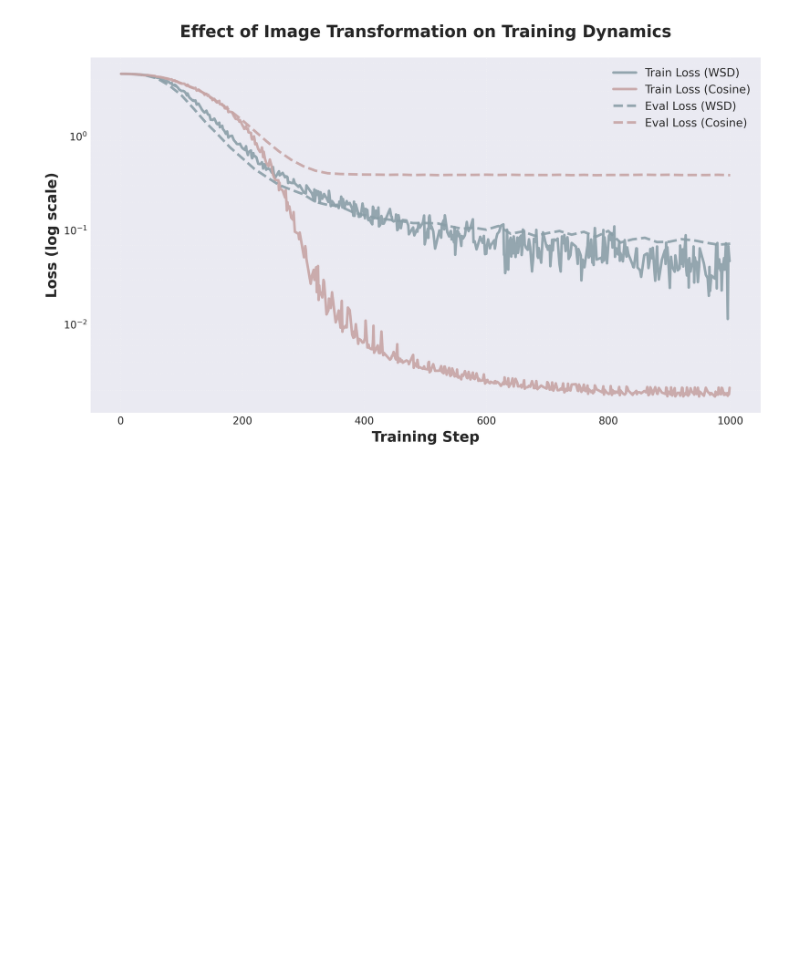
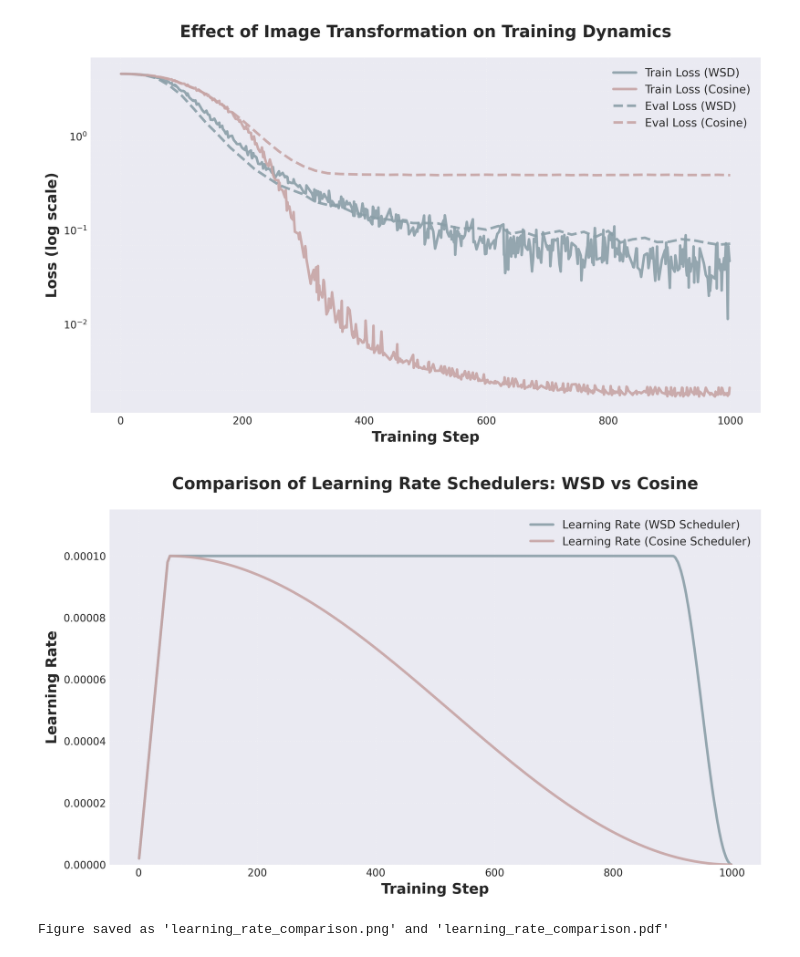
Before and after one commit to pufanyi/SC4001, a Jupyter notebook: graphs/wsd.ipynb, the cells around one changed output. Saved outputs shown, nothing was run; the diff lists cells and outputs as text; code cells hidden in the pictures; blank space fills up the shorter version.

```diff
--- a/graphs/wsd.ipynb
+++ b/graphs/wsd.ipynb
@@ -106,3 +106,80 @@ plt.savefig(
 plt.show()
 # %% [output]
 [figure]
+# %%
+# Morandi color palette (muted, elegant colors)
+colors = {
+    "wsd": "#8B9FA8",  # Dusty blue
+    "cosine": "#C7A5A5",  # Dusty rose
+}
+
+# Set up the plot with paper-quality settings
+plt.figure(figsize=(10, 6), dpi=300)
+plt.style.use("seaborn-v0_8-darkgrid")
+
+# Plot learning rate curves
+plt.plot(
+    train_learning_rate_wsd["_step"],
+    train_learning_rate_wsd["train/lr"],
+    color=colors["wsd"],
+    linewidth=2.5,
+    linestyle="-",
+    label="Learning Rate (WSD Scheduler)",
+    alpha=0.9,
+)
+
+plt.plot(
+    train_learning_rate_cos["_step"],
+    train_learning_rate_cos["train/lr"],
+    color=colors["cosine"],
+    linewidth=2.5,
+    linestyle="-",
+    label="Learning Rate (Cosine Scheduler)",
+    alpha=0.9,
+)
+
+# Customize the plot for paper quality
+plt.xlabel("Training Step", fontsize=14, fontweight="bold")
+plt.ylabel("Learning Rate", fontsize=14, fontweight="bold")
+plt.title(
+    "Comparison of Learning Rate Schedulers: WSD vs Cosine",
+    fontsize=16,
+    fontweight="bold",
+    pad=20,
+)
+
+# Adjust y-axis limit to prevent legend from covering the curves
+plt.ylim(0, 0.000115)
+
+# Legend with better positioning
+plt.legend(
+    loc="upper right", fontsize=11, framealpha=0.95, edgecolor="gray", fancybox=True
+)
+
+# Grid for better readability
+plt.grid(True, alpha=0.3, linestyle=":", linewidth=0.8, which="both")
+
+# Tight layout for better spacing
+plt.tight_layout()
+
+# Save the figure in high quality
+plt.savefig(
+    "learning_rate_comparison.png",
+    dpi=300,
+    bbox_inches="tight",
+    facecolor="white",
+    edgecolor="none",
+)
+plt.savefig(
+    "learning_rate_comparison.pdf",
+    bbox_inches="tight",
+    facecolor="white",
+    edgecolor="none"
+)
+
+plt.show()
+
+print("Figure saved as 'learning_rate_comparison.png' and 'learning_rate_comparison.pdf'")
+# %% [output]
+[figure, added]
+Figure saved as 'learning_rate_comparison.png' and 'learning_rate_comparison.pdf'
```
Also changed, not shown: parts of 1 cell of this notebook, 2 other files.
